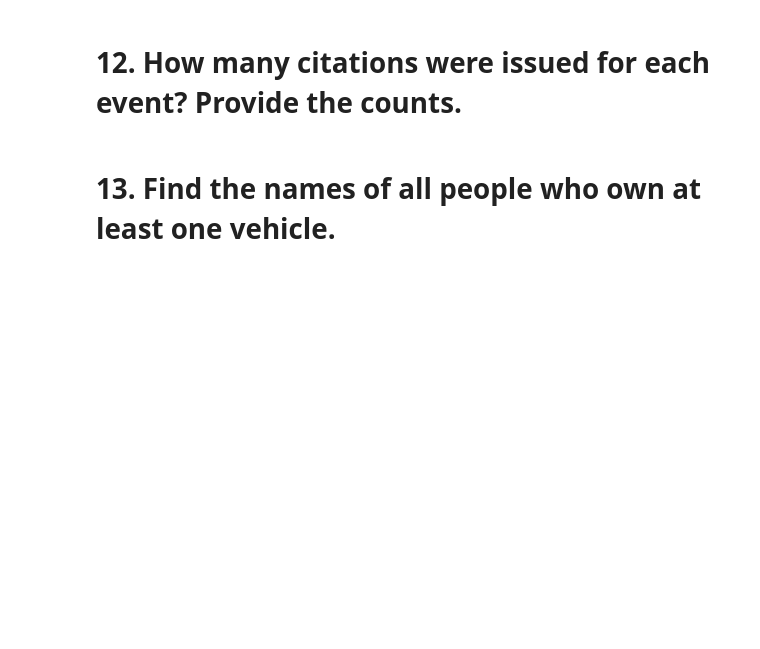
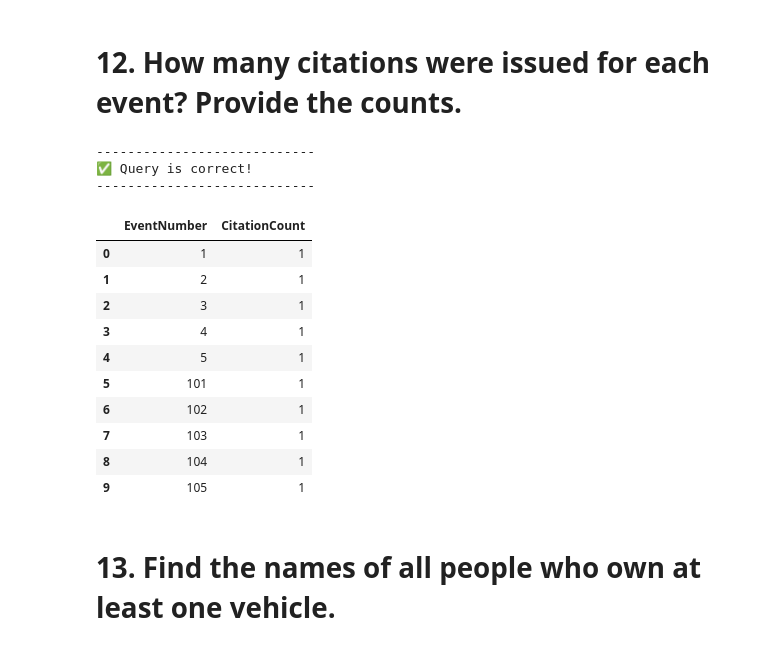
Before and after one commit to 00hiba00/project1, a Jupyter notebook: narsa_usecase.ipynb, the cells around one changed output. Drawn from its saved outputs; the diff is of its cells as text; code cells hidden in the pictures; blank space fills up the shorter version.

```diff
--- a/narsa_usecase.ipynb
+++ b/narsa_usecase.ipynb
@@ -515,3 +518,24 @@ solution_idx=11)
+# %%
+run_query("""
+SELECT c.EventNumber, COUNT(c.CitationNumber) AS CitationCount FROM Citation as c
+GROUP BY c.EventNumber;
+""",
+solution_idx=11)
+# %% [output]
+----------------------------
+✅ Query is correct!
+----------------------------
+|  | EventNumber | CitationCount |
+| 0 | 1 | 1 |
+| 1 | 2 | 1 |
+| 2 | 3 | 1 |
+| 3 | 4 | 1 |
+| 4 | 5 | 1 |
+| 5 | 101 | 1 |
+| 6 | 102 | 1 |
+| 7 | 103 | 1 |
+| 8 | 104 | 1 |
+| 9 | 105 | 1 |
 # %% [markdown]
 # 13. Find the names of all people who own at least one vehicle.
 # %%
```
Also changed, not shown: parts of 7 cells of this notebook.
